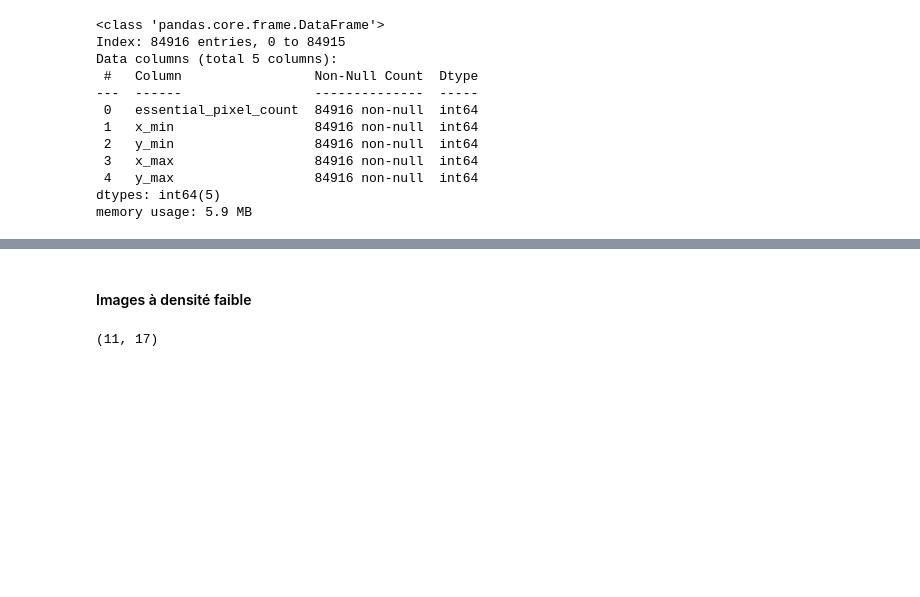
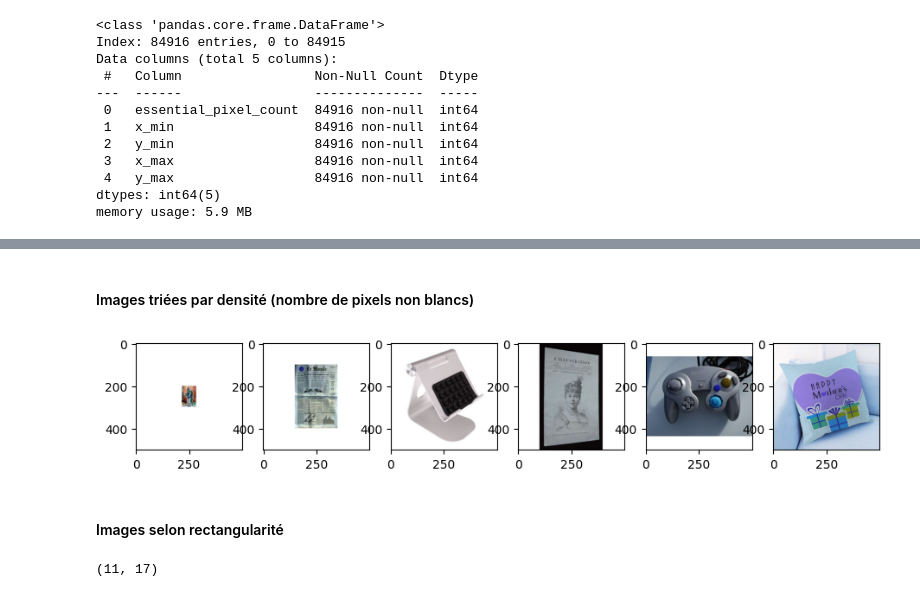
Before and after one commit to Kelorastus/Rakuten, a Jupyter notebook: notebooks/data_exploration/Valentin.ipynb, the cells around one changed output, grey strips where cells are left out. Cells and saved outputs as stored; diff of their text form; code cells hidden in the pictures; blank space fills up the shorter version.

```diff
--- a/notebooks/data_exploration/Valentin.ipynb
+++ b/notebooks/data_exploration/Valentin.ipynb
@@ -832,7 +830,7 @@ df['aspect_ratio'] = df.essential_width / df.essential_height
 df['essential_area'] = df.essential_width * df.essential_height
 # %%
 # Mesure à quel point la partie non blanche ressemble à un rectangle plein.
-df['essential_density'] = df.essential_pixel_count / df.essential_area
+df['rectangleness'] = df.essential_pixel_count / df.essential_area
 # %%
 df.info()
 # %% [output]
@@ -870,3 +880,14 @@ Name: essential_density, dtype: float64
+# %% [markdown]
+#### Images triées par densité (nombre de pixels non blancs)
+# %%
+# De densité faible à haute
+rows = []
+for a in np.linspace(0.01,1,6):
+    rows.append(df[(df.essential_pixel_count < df.essential_pixel_count.quantile(a)) & (df.essential_pixel_count >= df.essential_pixel_count.quantile(a-.01))].sample(1))
+rows = pd.concat(rows)
+display_images(rows,1,7,axis=True)
+# %% [output]
+[figure, added]
 # %% [markdown]
-#### Images à densité faible
+#### Images selon rectangularité
 # %%
```
Also changed, not shown: parts of 11 cells of this notebook.
